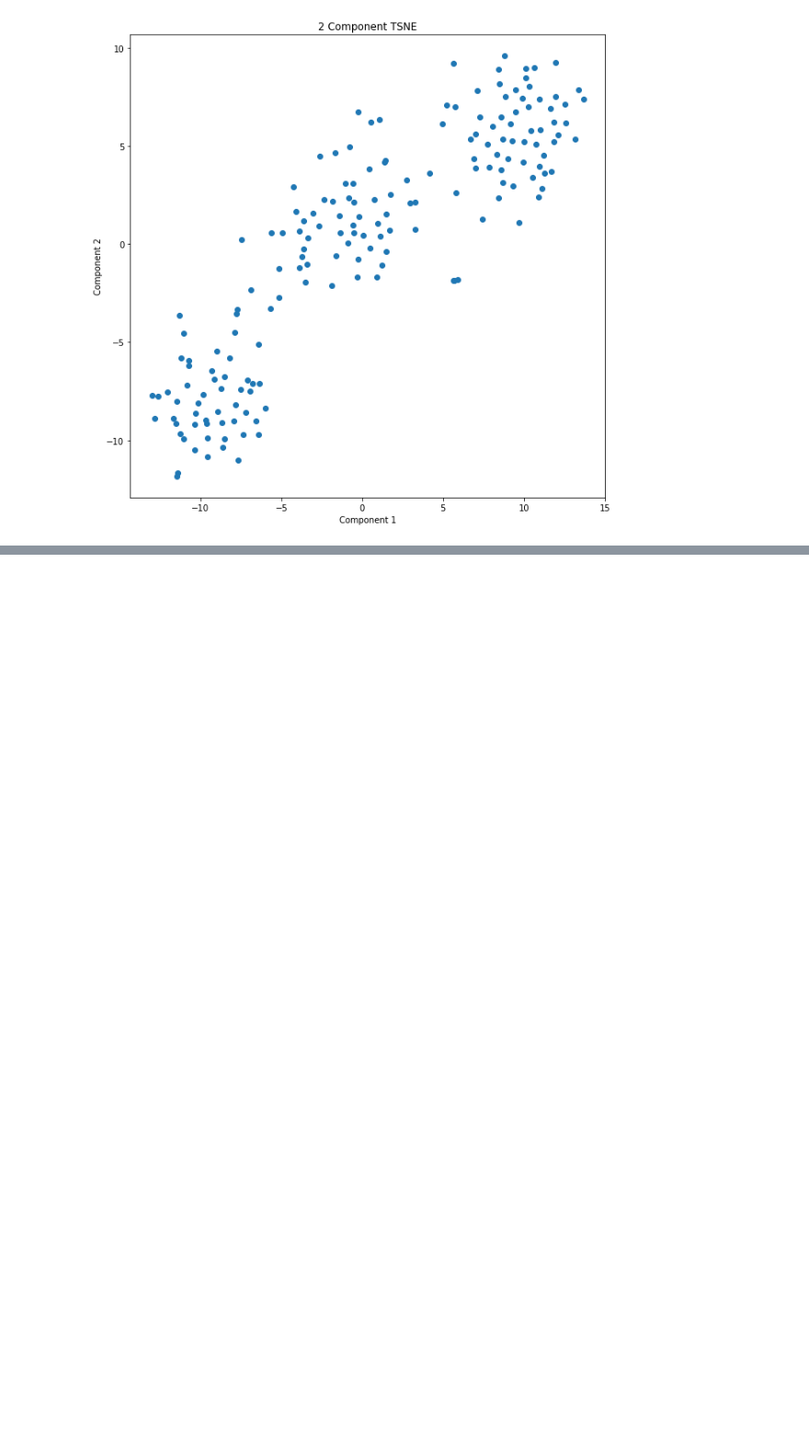
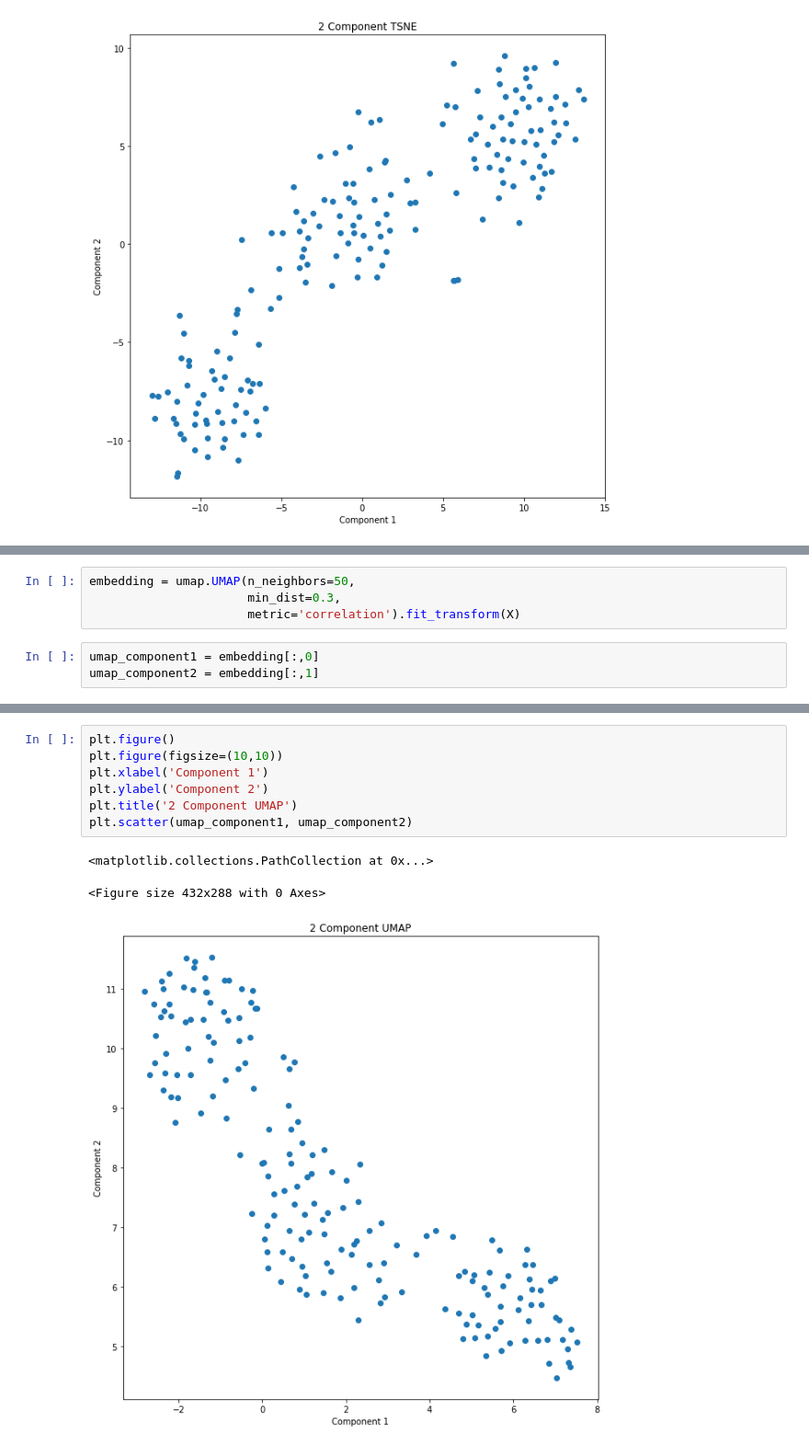
Before and after one commit to jithesh9539/Dimensionality_Reduction_Technique, a Jupyter notebook: PCA_SVD_TSNE_UMAP.ipynb, the cells around one changed output, grey strips where cells are left out. Shown: that part at 92% size. Drawn from its saved outputs; the diff is of its cells as text; blank space fills up the shorter version.

```diff
--- a/PCA_SVD_TSNE_UMAP.ipynb
+++ b/PCA_SVD_TSNE_UMAP.ipynb
@@ -308,0 +380,7 @@ plt.scatter(tsne_comp1, tsne_comp2)
+# %%
+embedding = umap.UMAP(n_neighbors=50,
+                      min_dist=0.3,
+                      metric='correlation').fit_transform(X)
+# %%
+umap_component1 = embedding[:,0]
+umap_component2 = embedding[:,1]
@@ -308,0 +427,11 @@ plt.scatter(tsne_comp1, tsne_comp2)
+# %%
+plt.figure()
+plt.figure(figsize=(10,10))
+plt.xlabel('Component 1')
+plt.ylabel('Component 2')
+plt.title('2 Component UMAP')
+plt.scatter(umap_component1, umap_component2)
+# %% [output]
+<matplotlib.collections.PathCollection at 0x...>
+<Figure size 432x288 with 0 Axes>
+[figure, added]
```
Also changed, not shown: parts of 8 cells of this notebook.
